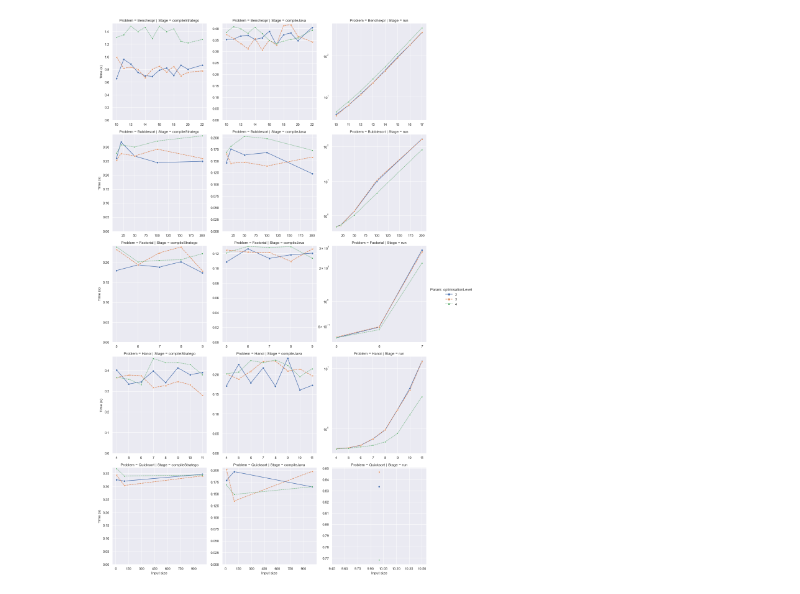
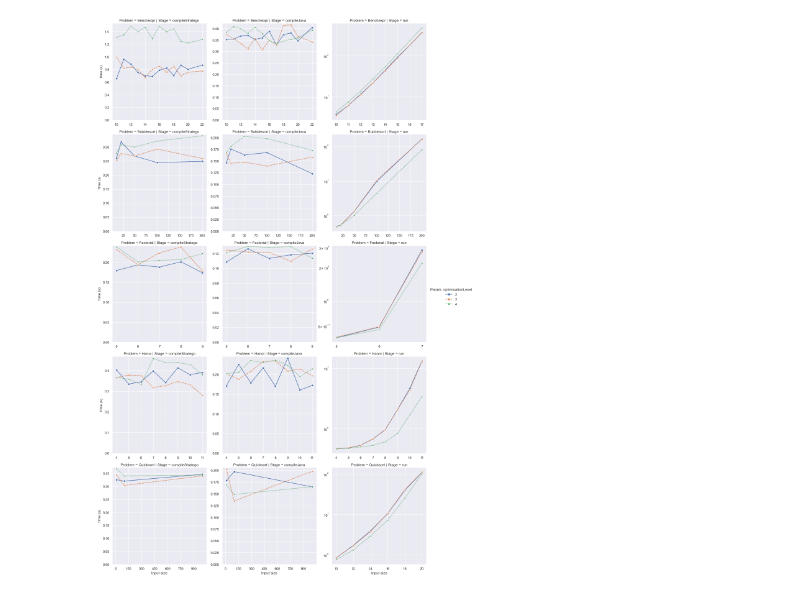
Before and after one commit to metaborg/stratego, a Jupyter notebook: stratego.build.spoofax2.benchmark/analysis/Example plots.ipynb, the cells around one changed output. Saved outputs shown, nothing was run; the diff lists cells and outputs as text; code cells hidden in the pictures.

```diff
--- a/stratego.build.spoofax2.benchmark/analysis/Example plots.ipynb
+++ b/stratego.build.spoofax2.benchmark/analysis/Example plots.ipynb
@@ -15,11 +15,9 @@ if not(os.path.exists(PLOT_DIR)):
     os.mkdir(PLOT_DIR)
 # %%
 # Load data
-# results_file = "result-1625148829-all.csv"
-# results_file = "result-1624554975-all-exec.csv"
-results_file = "20210910-113516.csv"
-df_raw = pd.read_csv(f"results/{results_file}")
+results_files = ["20210913-122557.csv", "20210910-113516.csv"]
 
+df_raw = pd.concat(map(lambda f: pd.read_csv(f"results/{f}"), results_files), ignore_index=True)
 df_raw.info()
 # %% [output]
 <class 'pandas.core.frame.DataFrame'>
@@ -75,8 +73,9 @@ g = sns.relplot(
     x="Param: problemSize",
     y="Score",
     row="Problem",
+    row_order=np.sort(np.unique(df_scaledproblem["Problem"].values)),
     col="Stage",
-    col_order=["compileStratego", "compileJava", "run"],
+    col_order=[s for s in ["compileStratego", "compileJava", "run"] if s in df_scaledproblem["Stage"].values],
     style="Param: optimisationLevel",
     hue="Param: optimisationLevel",
     hue_order=["2", "3", "4"],
@@ -92,37 +91,37 @@ g = sns.relplot(
 # TODO Include strj runtime -> with and without fusion
 
 
 ## Global settings
 g.set_ylabels("Time (s)")
 g.set_xlabels("Input size")
 for axs in g.axes:
     for ax in axs:
         ax.get_xaxis().set_major_locator(matplotlib.ticker.MaxNLocator(integer=True))
 
 ## Plot-specific settings
 configs = [
     {
-        "problems": ["Benchexpr", "Bubblesort", "Factorial", "Hanoi"],
-        "stages": ["run"],
+        "problems": {"Benchexpr", "Bubblesort", "Factorial", "Hanoi", "Quicksort"},
+        "stages": {"run"},
         "settings": {"yscale": "log"}
     },
     {
         # Apply to all problems
-        "stages": ["compileStratego", "compileJava"],
+        "stages": {"compileStratego", "compileJava"},
         "settings": {"ylim": (0, None)}
     }
 ]
 
 for (row_val, col_val), ax in g.axes_dict.items():
     for config in configs:
         if "problems" not in config or row_val in config["problems"]:
             if "stages" not in config or col_val in config["stages"]:
                 ax.set(**config["settings"])
 
 
 # Save figure to file
-plt.savefig(f"example-plots/{results_file}-scaled.png", transparent=False)
+plt.savefig(f"example-plots/{'_'.join(results_files)}-scaled.png", transparent=False)
 # %% [output]
-[figure, old version]
+[figure, new version]
 # %%
 df_unscaledproblem = df[df["Param: problemSize"] == -1]
```
Also changed, not shown: parts of 5 cells of this notebook, 3 other files.
